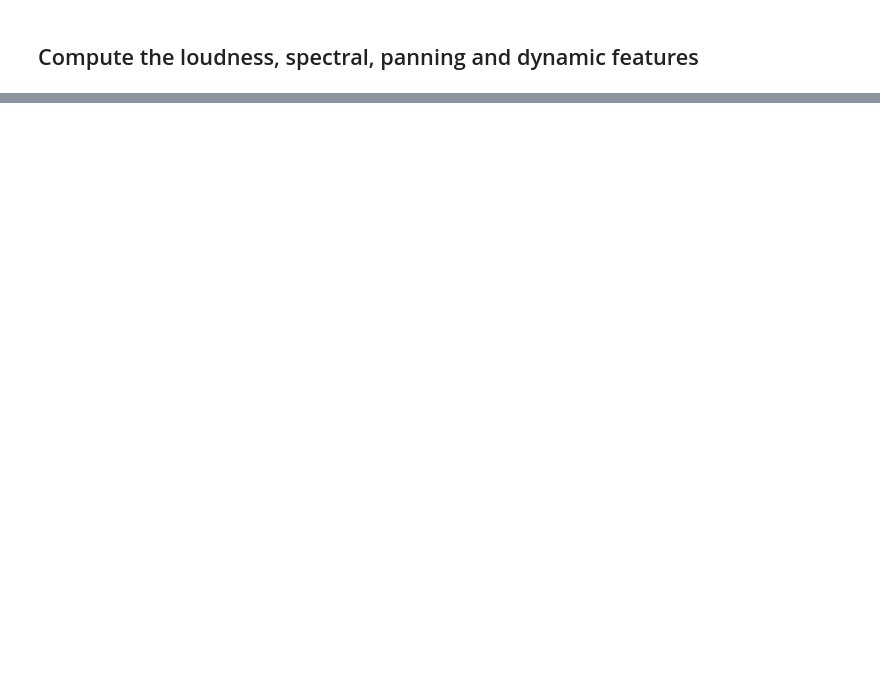
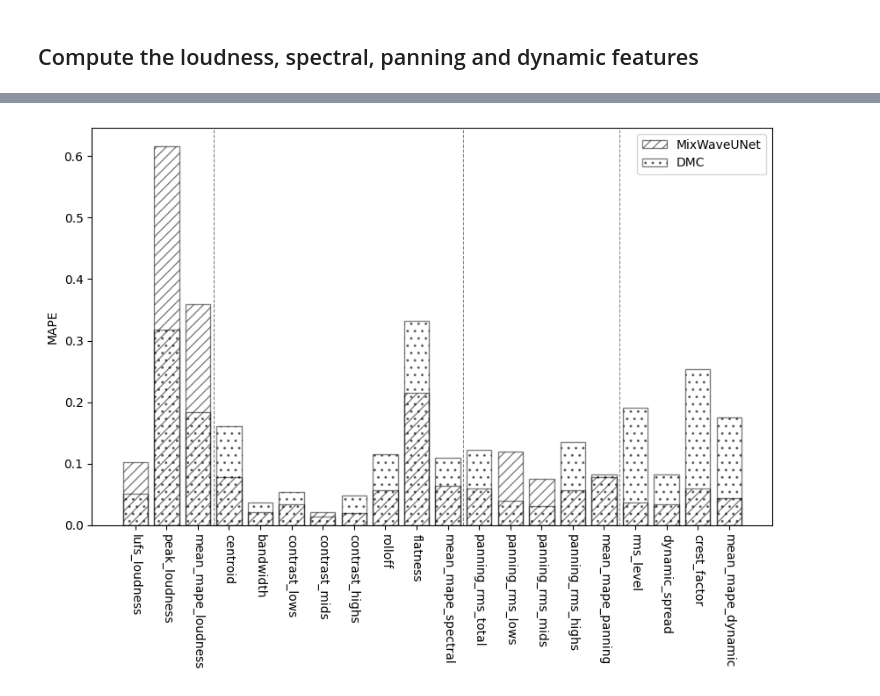
Before and after one commit to dl4am/tutorial, a Jupyter notebook: book/part_4/03_evaluate.ipynb, the cells around one changed output, grey strips where cells are left out. Cells and saved outputs as stored; diff of their text form; code cells hidden in the pictures; blank space fills up the shorter version.

```diff
--- a/book/part_4/03_evaluate.ipynb
+++ b/book/part_4/03_evaluate.ipynb
@@ -124,9 +208,12 @@ for k, i in dmc_features.items():
 # %%
-plt.bar(*zip(*wun_features.items()), color='c', label='MixWaveUNet')
-plt.bar(*zip(*dmc_features.items()), color='m', label='DMC')
+plt.bar(*zip(*wun_features.items()), alpha=0.5, fill=False, hatch='///', label='MixWaveUNet')
+plt.bar(*zip(*dmc_features.items()), alpha=0.5,fill=False, hatch='..', label='DMC')
 plt.axvline(2.5, 0, 1, linestyle='--', alpha=0.5, color='k', linewidth=0.75)
 plt.axvline(10.5, 0, 1, linestyle='--', alpha=0.5, color='k', linewidth=0.75)
 plt.axvline(15.5, 0, 1, linestyle='--', alpha=0.5, color='k', linewidth=0.75)
 plt.xticks(rotation=-90)
+plt.ylabel('MAPE')
 plt.legend()
 plt.show()
+# %% [output]
+[figure, added]
```
Also changed, not shown: parts of 8 cells of this notebook.
